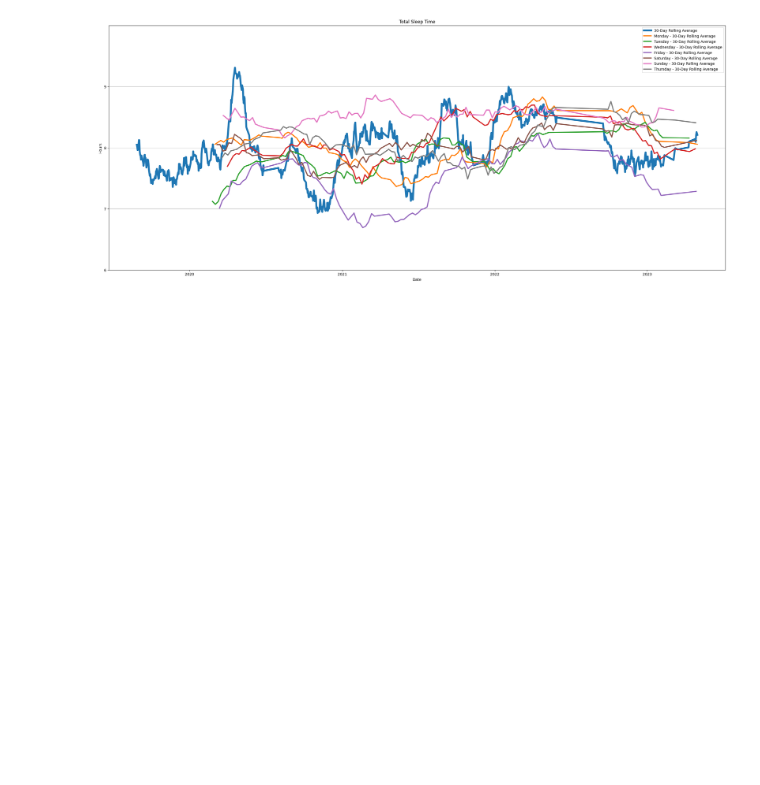
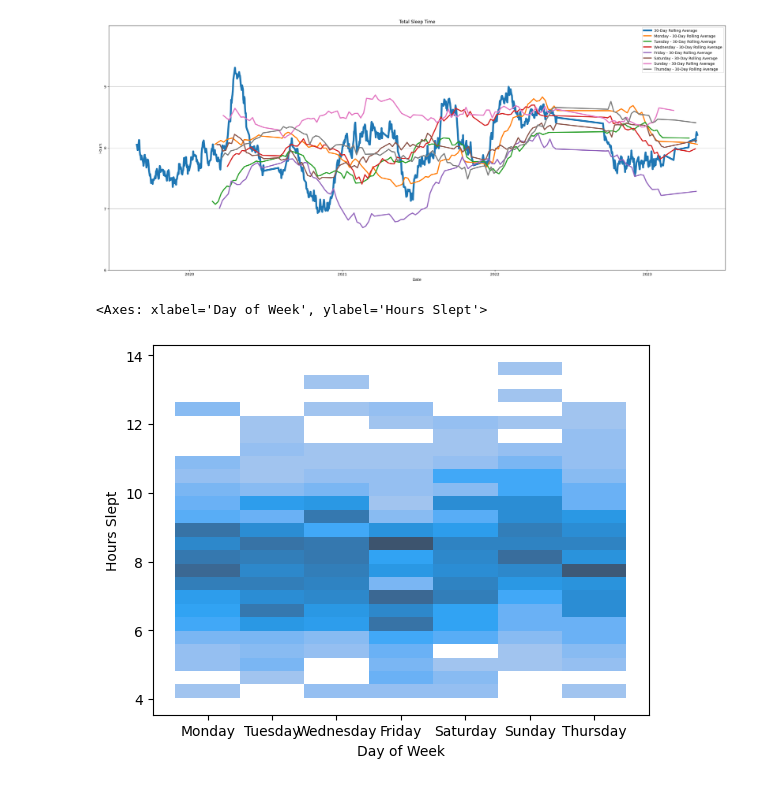
Before and after one commit to IceCobe/health-and-habit, a Jupyter notebook: data_analytics/data_load_singular.ipynb, the cells around one changed output. Saved outputs shown, nothing was run; the diff lists cells and outputs as text; code cells hidden in the pictures; blank space fills up the shorter version.

Commit message:
more visuals

```diff
--- a/data_analytics/data_load_singular.ipynb
+++ b/data_analytics/data_load_singular.ipynb
@@ -425,3 +425,10 @@ Try using .loc[row_indexer,col_indexer] = value instead
 See the caveats in the documentation: https://pandas.pydata.org/pandas-docs/stable/user_guide/indexing.html#returning-a-view-versus-a-copy
   df_filtered["Day of Week"] = df_filtered["Date"].apply(lambda x: x.strftime("%A"))
 [figure]
+# %%
+import seaborn as sns
+
+sns.histplot(data=df_filtered, x="Day of Week", y="Hours Slept")
+# %% [output]
+<Axes: xlabel='Day of Week', ylabel='Hours Slept'>
+[figure, added]
```
Also changed, not shown: parts of 1 cell of this notebook.
